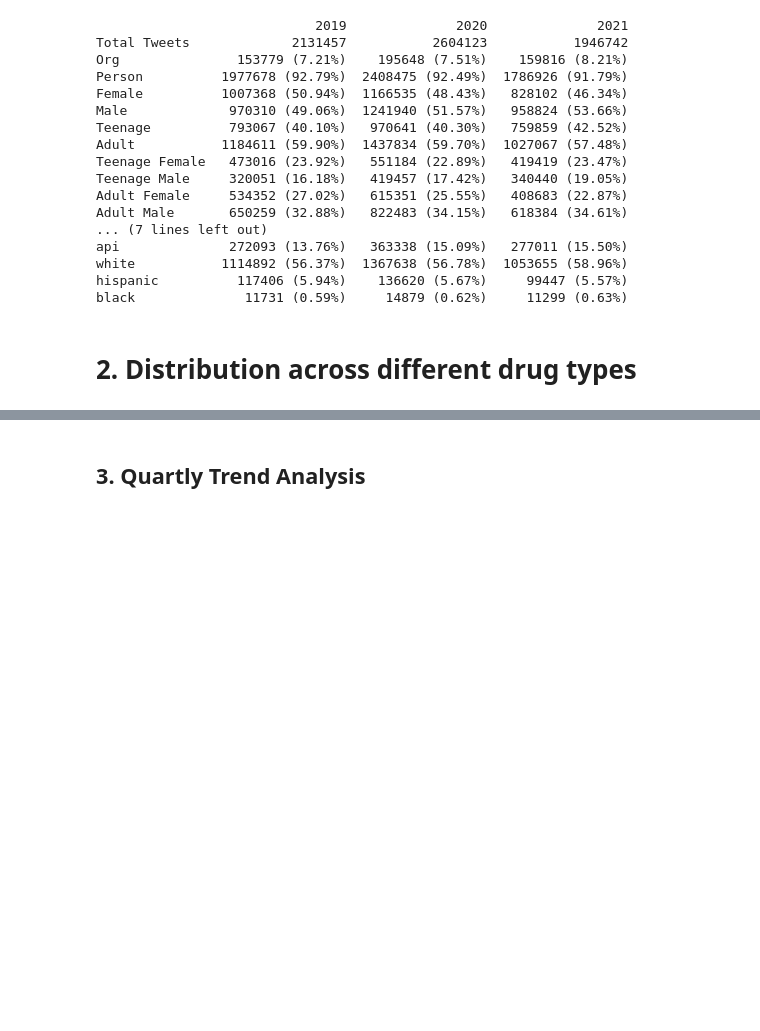
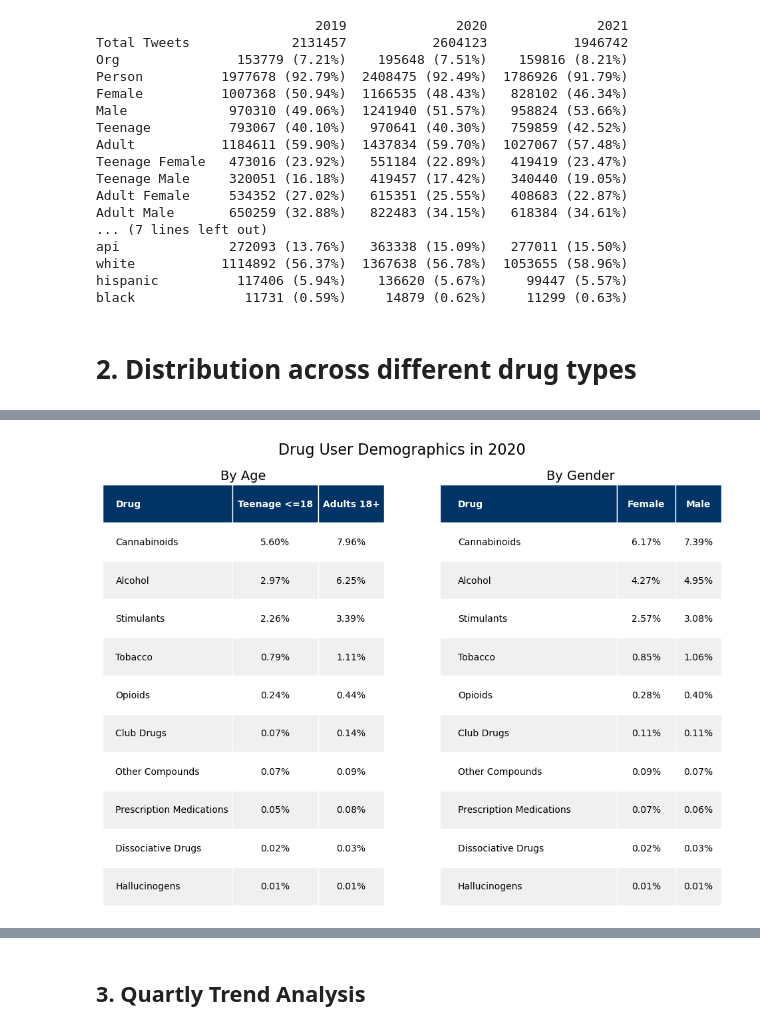
Before and after one commit to JulinaM/DemographicAnalysis, a Jupyter notebook: Trend_Analysis.ipynb, the cells around one changed output, grey strips where cells are left out. Drawn from its saved outputs; the diff is of its cells as text; code cells hidden in the pictures; blank space fills up the shorter version.

```diff
--- a/Trend_Analysis.ipynb
+++ b/Trend_Analysis.ipynb
@@ -385,0 +529,5 @@ Name: 1, dtype: object
+# %%
+plot_tables_side_by_side([(t1, 'By Age'), (t2, 'By Gender')], mailfile='demo_2020.png')
+# plot_tables_side_by_side([(t3, 'By Age')], mailfile='')
+# %% [output]
+[figure, added]
```
Also changed, not shown: parts of 28 cells of this notebook.
